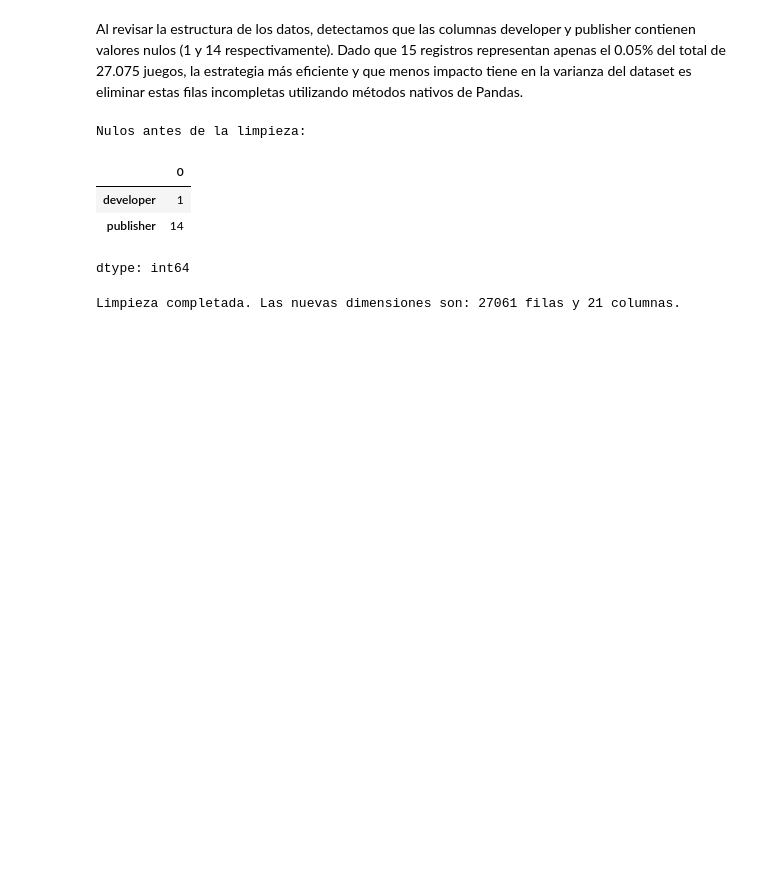
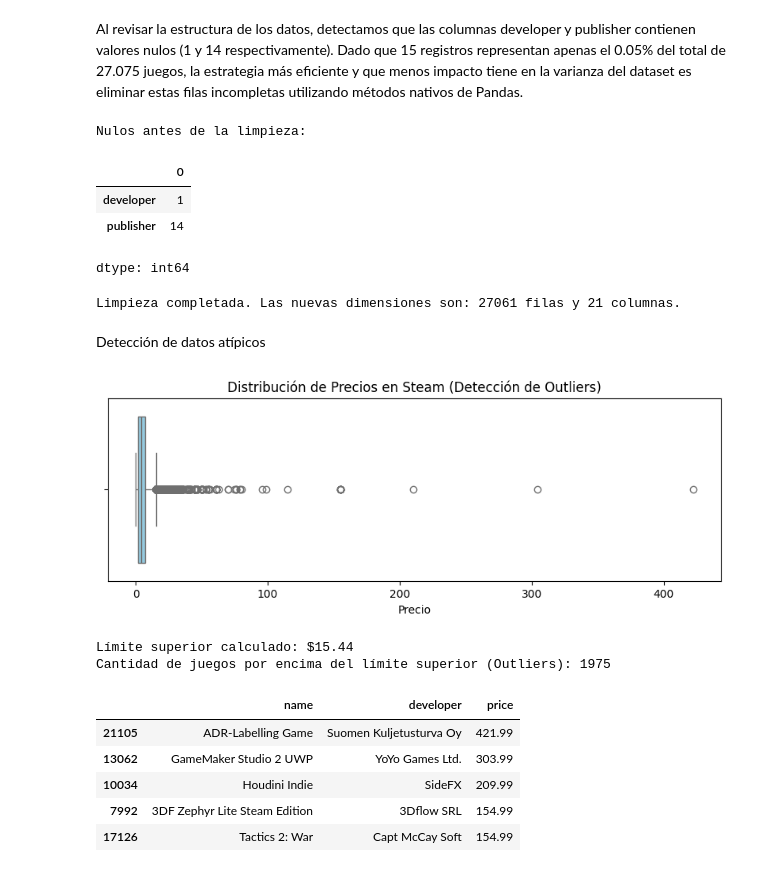
Before and after one commit to josvalverde/MineriaDatos-Proyecto, a Jupyter notebook: MineriaSteam.ipynb, the cells around one changed output. Cells and saved outputs as stored; diff of their text form; code cells hidden in the pictures; blank space fills up the shorter version.

Commit message:
Detección de datos atípicos

```diff
--- a/MineriaSteam.ipynb
+++ b/MineriaSteam.ipynb
@@ -112,3 +112,42 @@ df_limpio = df.dropna(subset=['developer', 'publisher']).copy()
 print(f"\nLimpieza completada. Las nuevas dimensiones son: {df_limpio.shape[0]} filas y {df_limpio.shape[1]} columnas.")
 # %% [output]
 Limpieza completada. Las nuevas dimensiones son: 27061 filas y 21 columnas.
+# %% [markdown]
+Detección de datos atípicos
+# %%
+import seaborn as sns
+import matplotlib.pyplot as plt
+
+# 1. Visualizar la distribución actual con un Boxplot
+plt.figure(figsize=(10, 3))
+sns.boxplot(x=df_limpio['price'], color='skyblue')
+plt.title('Distribución de Precios en Steam (Detección de Outliers)')
+plt.xlabel('Precio')
+plt.show()
+
+# 2. Calcular el IQR para la columna 'price'
+Q1 = df_limpio['price'].quantile(0.25)
+Q3 = df_limpio['price'].quantile(0.75)
+IQR = Q3 - Q1
+
+# 3. Definir los límites inferior y superior
+limite_inferior = Q1 - 1.5 * IQR
+limite_superior = Q3 + 1.5 * IQR
+
+# 4. Contar cuántos outliers existen
+outliers = df_limpio[(df_limpio['price'] < limite_inferior) | (df_limpio['price'] > limite_superior)]
+print(f"\nLímite superior calculado: ${limite_superior:.2f}")
+print(f"Cantidad de juegos por encima del límite superior (Outliers): {outliers.shape[0]}")
+
+# Mostrar algunos ejemplos de estos juegos "caros"
+display(outliers[['name', 'developer', 'price']].sort_values(by='price', ascending=False).head(5))
+# %% [output]
+[figure, added]
+Límite superior calculado: $15.44
+Cantidad de juegos por encima del límite superior (Outliers): 1975
+|  | name | developer | price |
+| 21105 | ADR-Labelling Game | Suomen Kuljetusturva Oy | 421.99 |
+| 13062 | GameMaker Studio 2 UWP | YoYo Games Ltd. | 303.99 |
+| 10034 | Houdini Indie | SideFX | 209.99 |
+| 7992 | 3DF Zephyr Lite Steam Edition | 3Dflow SRL | 154.99 |
+| 17126 | Tactics 2: War | Capt McCay Soft | 154.99 |
```
Also changed, not shown: parts of 1 cell of this notebook.
